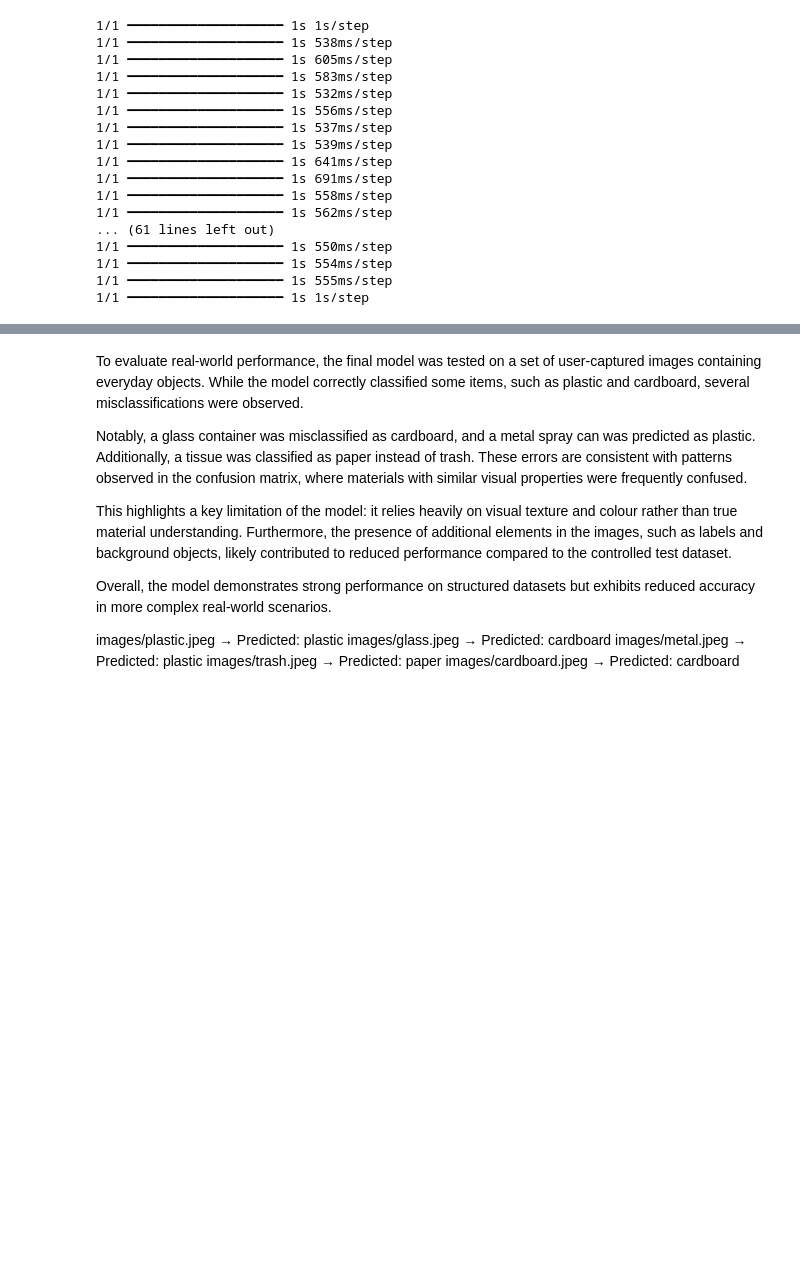
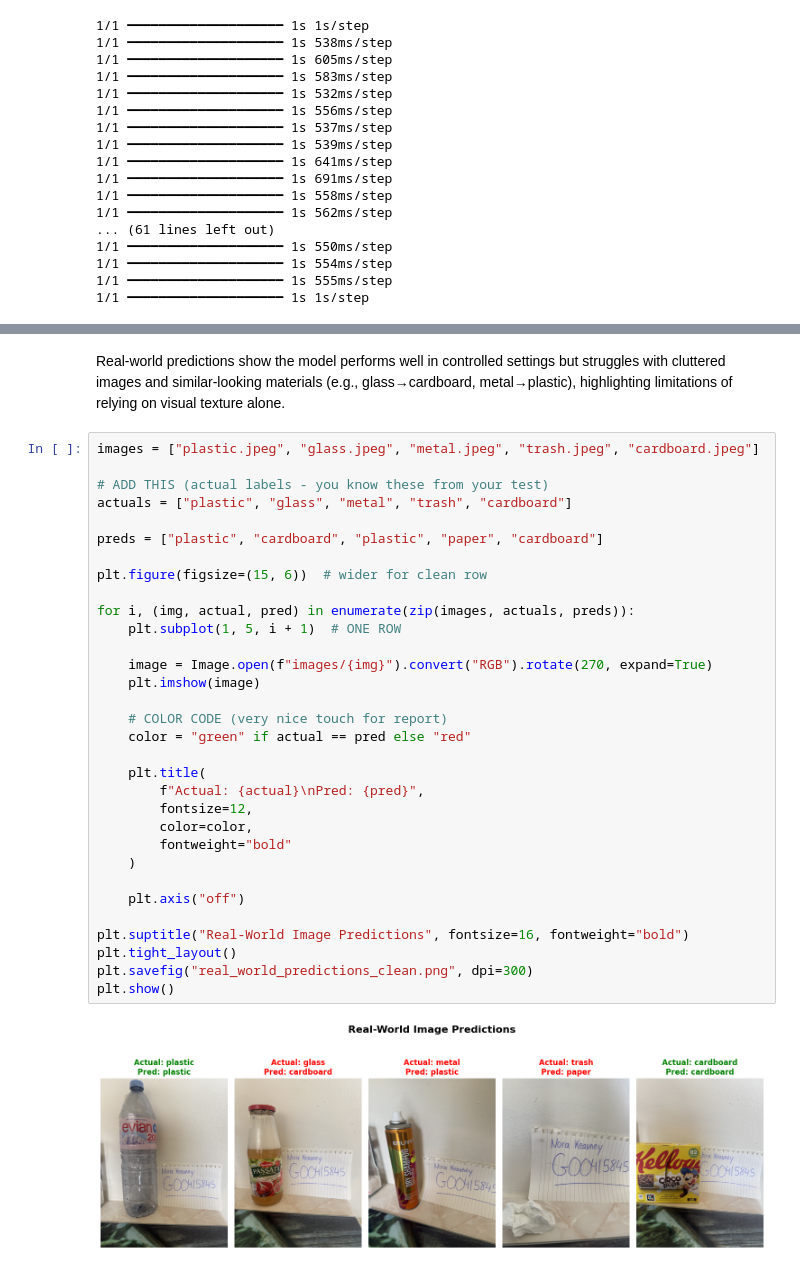
Before and after one commit to norakeavney/ML-Assignment-G00415845-2026, a Jupyter notebook: notebooks/main_analysisG00415845.ipynb, the cells around one changed output, grey strips where cells are left out. Saved outputs shown, nothing was run; the diff lists cells and outputs as text; blank space fills up the shorter version.

```diff
--- a/notebooks/main_analysisG00415845.ipynb
+++ b/notebooks/main_analysisG00415845.ipynb
@@ -1638,14 +1570,36 @@ images/cardboard.jpeg → Predicted: cardboard
 # %% [markdown]
-To evaluate real-world performance, the final model was tested on a set of user-captured images containing everyday objects. While the model correctly classified some items, such as plastic and cardboard, several misclassifications were observed.
-
-Notably, a glass container was misclassified as cardboard, and a metal spray can was predicted as plastic. Additionally, a tissue was classified as paper instead of trash. These errors are consistent with patterns observed in the confusion matrix, where materials with similar visual properties were frequently confused.
-
-This highlights a key limitation of the model: it relies heavily on visual texture and colour rather than true material understanding. Furthermore, the presence of additional elements in the images, such as labels and background objects, likely contributed to reduced performance compared to the controlled test dataset.
-
-Overall, the model demonstrates strong performance on structured datasets but exhibits reduced accuracy in more complex real-world scenarios.
-
-images/plastic.jpeg → Predicted: plastic
-images/glass.jpeg → Predicted: cardboard
-images/metal.jpeg → Predicted: plastic
-images/trash.jpeg → Predicted: paper
-images/cardboard.jpeg → Predicted: cardboard
+Real-world predictions show the model performs well in controlled settings but struggles with cluttered images and similar-looking materials (e.g., glass→cardboard, metal→plastic), highlighting limitations of relying on visual texture alone.
+# %%
+images = ["plastic.jpeg", "glass.jpeg", "metal.jpeg", "trash.jpeg", "cardboard.jpeg"]
+
+# ADD THIS (actual labels - you know these from your test)
+actuals = ["plastic", "glass", "metal", "trash", "cardboard"]
+
+preds = ["plastic", "cardboard", "plastic", "paper", "cardboard"]
+
+plt.figure(figsize=(15, 6))  # wider for clean row
+
+for i, (img, actual, pred) in enumerate(zip(images, actuals, preds)):
+    plt.subplot(1, 5, i + 1)  # ONE ROW
+
+    image = Image.open(f"images/{img}").convert("RGB").rotate(270, expand=True)
+    plt.imshow(image)
+
+    # COLOR CODE (very nice touch for report)
+    color = "green" if actual == pred else "red"
+
+    plt.title(
+        f"Actual: {actual}\nPred: {pred}",
+        fontsize=12,
+        color=color,
+        fontweight="bold"
+    )
+
+    plt.axis("off")
+
+plt.suptitle("Real-World Image Predictions", fontsize=16, fontweight="bold")
+plt.tight_layout()
+plt.savefig("real_world_predictions_clean.png", dpi=300)
+plt.show()
+# %% [output]
+[figure, added]
```
Also changed, not shown: parts of 45 cells of this notebook, 5 other files.
